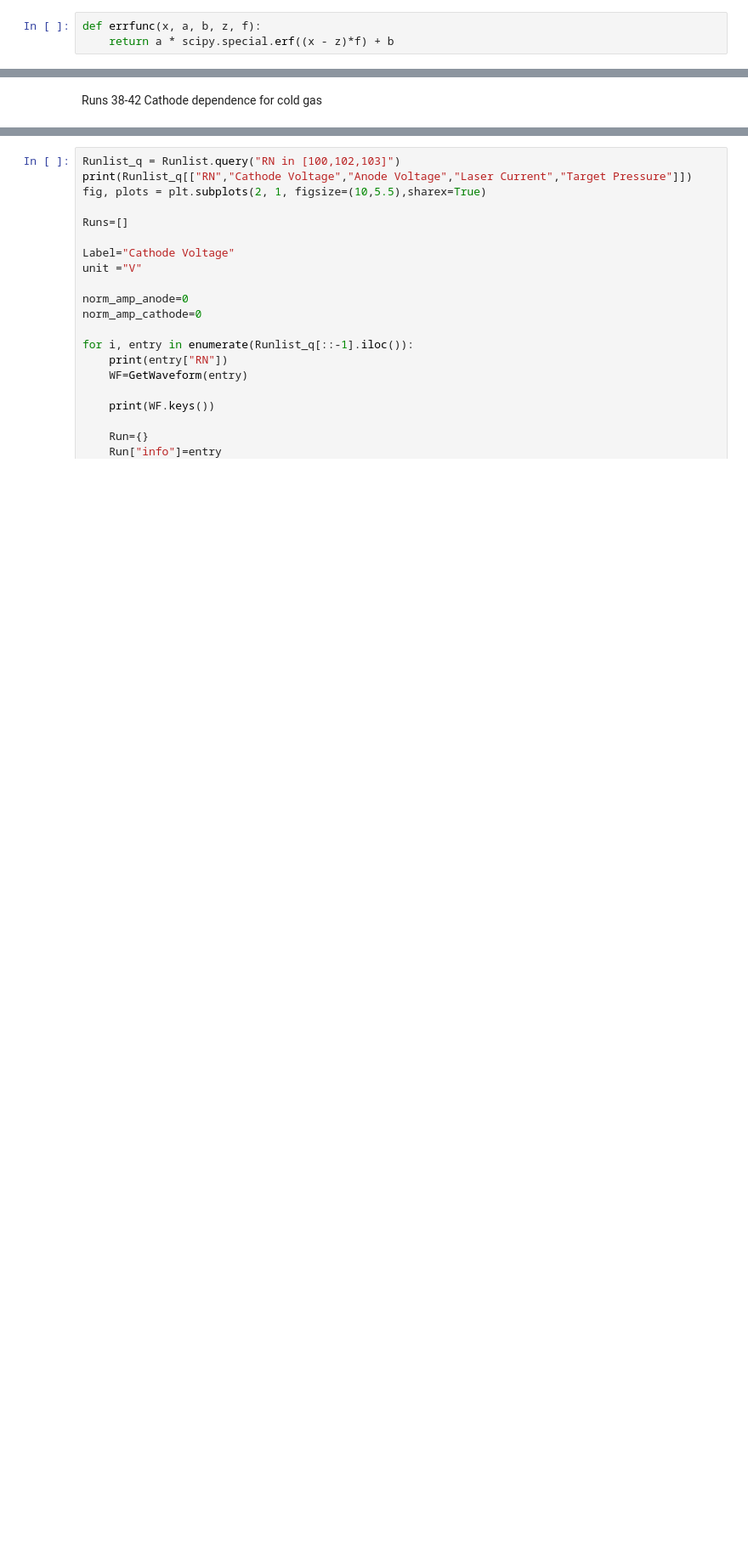
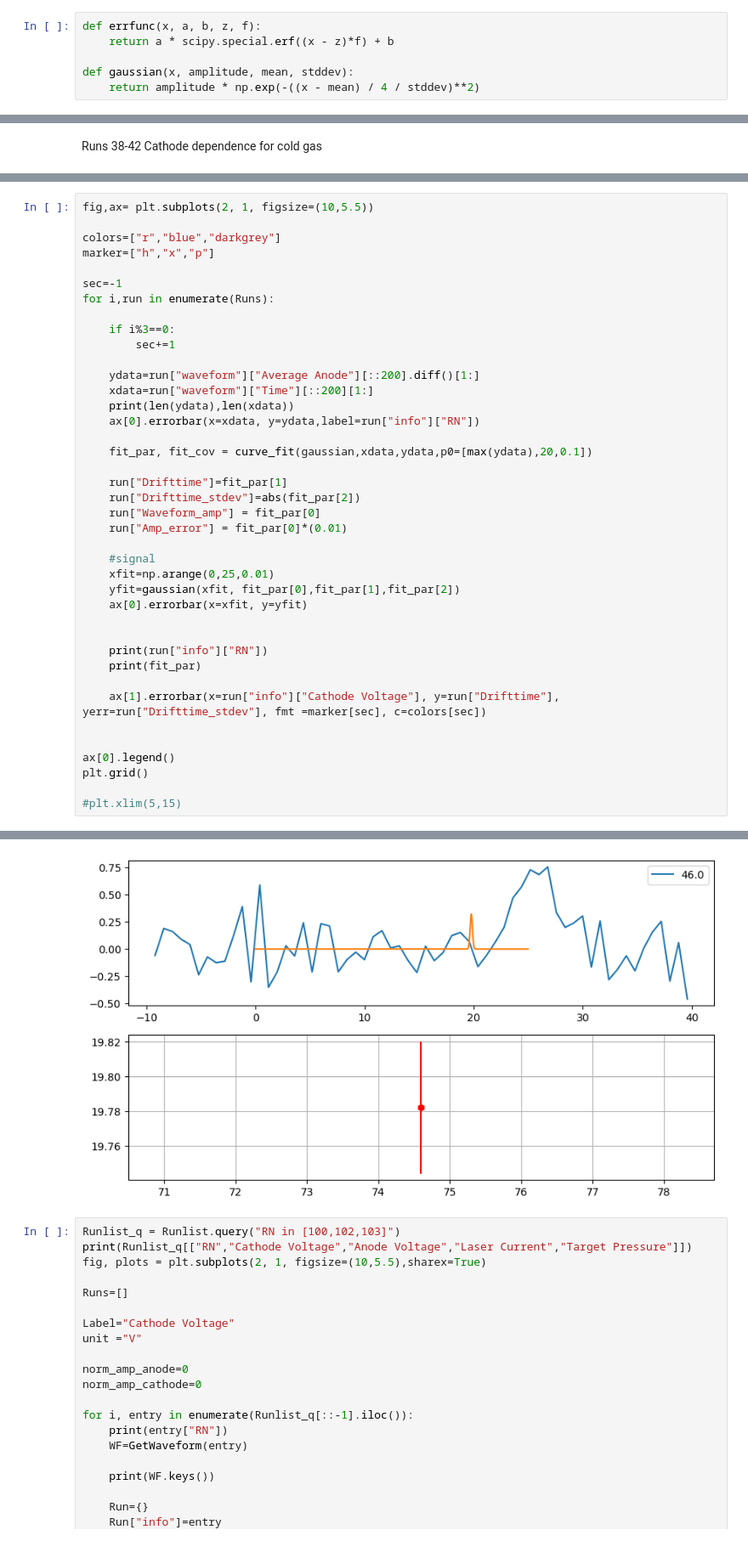
Before and after one commit to jbane11/nexo, a Jupyter notebook: Lab028/osci/osci_analysis.v3.ipynb, the cells around one changed output, grey strips where cells are left out. Shown at 85% size. Drawn from its saved outputs; the diff is of its cells as text; blank space fills up the shorter version.

Commit message:
Working on drift time fits

```diff
--- a/Lab028/osci/osci_analysis.v3.ipynb
+++ b/Lab028/osci/osci_analysis.v3.ipynb
@@ -48,6 +46,9 @@ Fitting function for guass error
 # %%
 def errfunc(x, a, b, z, f):
     return a * scipy.special.erf((x - z)*f) + b
+
+def gaussian(x, amplitude, mean, stddev):
+    return amplitude * np.exp(-((x - mean) / 4 / stddev)**2)
 # %% [markdown]
 Small Function to get Wavefrom data from an entry in a runlist
 # %%
@@ -287,0 +289,41 @@ Text(80.47222222222221, 0.5, 'Preamp Signal [mV]')
+# %%
+fig,ax= plt.subplots(2, 1, figsize=(10,5.5))
+
+colors=["r","blue","darkgrey"]
+marker=["h","x","p"]
+
+sec=-1
+for i,run in enumerate(Runs):
+
+    if i%3==0:
+        sec+=1
+
+    ydata=run["waveform"]["Average Anode"][::200].diff()[1:]
+    xdata=run["waveform"]["Time"][::200][1:]
+    print(len(ydata),len(xdata))
+    ax[0].errorbar(x=xdata, y=ydata,label=run["info"]["RN"])
+
+    fit_par, fit_cov = curve_fit(gaussian,xdata,ydata,p0=[max(ydata),20,0.1])
+
+    run["Drifttime"]=fit_par[1]
+    run["Drifttime_stdev"]=abs(fit_par[2])
+    run["Waveform_amp"] = fit_par[0]
+    run["Amp_error"] = fit_par[0]*(0.01)
+
+    #signal
+    xfit=np.arange(0,25,0.01)
+    yfit=gaussian(xfit, fit_par[0],fit_par[1],fit_par[2])
+    ax[0].errorbar(x=xfit, y=yfit)
+
+
+    print(run["info"]["RN"])
+    print(fit_par)
+
+    ax[1].errorbar(x=run["info"]["Cathode Voltage"], y=run["Drifttime"], yerr=run["Drifttime_stdev"], fmt =marker[sec], c=colors[sec])
+
+
+ax[0].legend()
+plt.grid()
+
+#plt.xlim(5,15)
+# %% [output]
@@ -288,3 +333,4 @@ Text(80.47222222222221, 0.5, 'Preamp Signal [mV]')
+[figure, added]
 # %%
 Runlist_q = Runlist.query("RN in [100,102,103]")
 print(Runlist_q[["RN","Cathode Voltage","Anode Voltage","Laser Current","Target Pressure"]])
```
Also changed, not shown: parts of 8 cells of this notebook.
